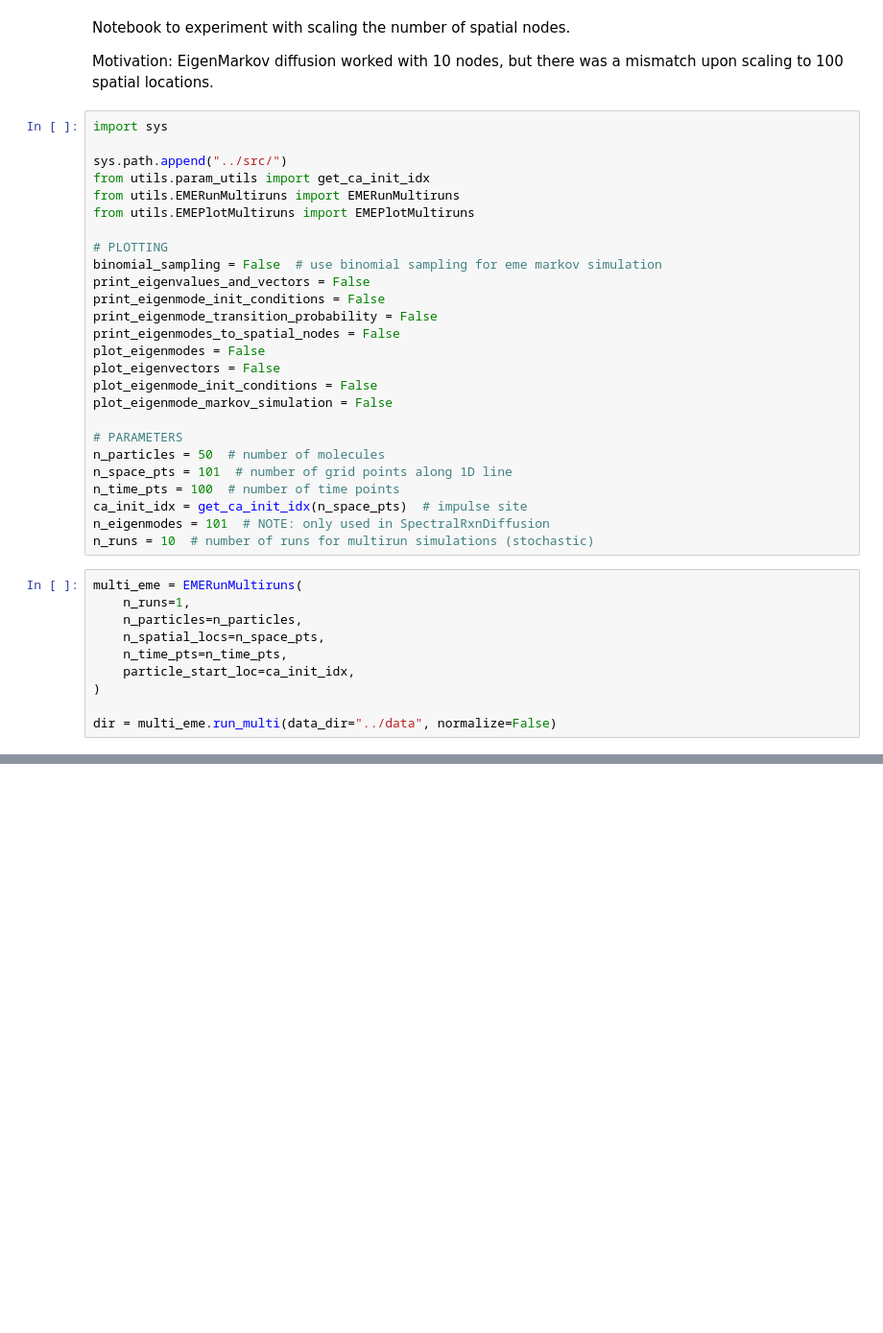
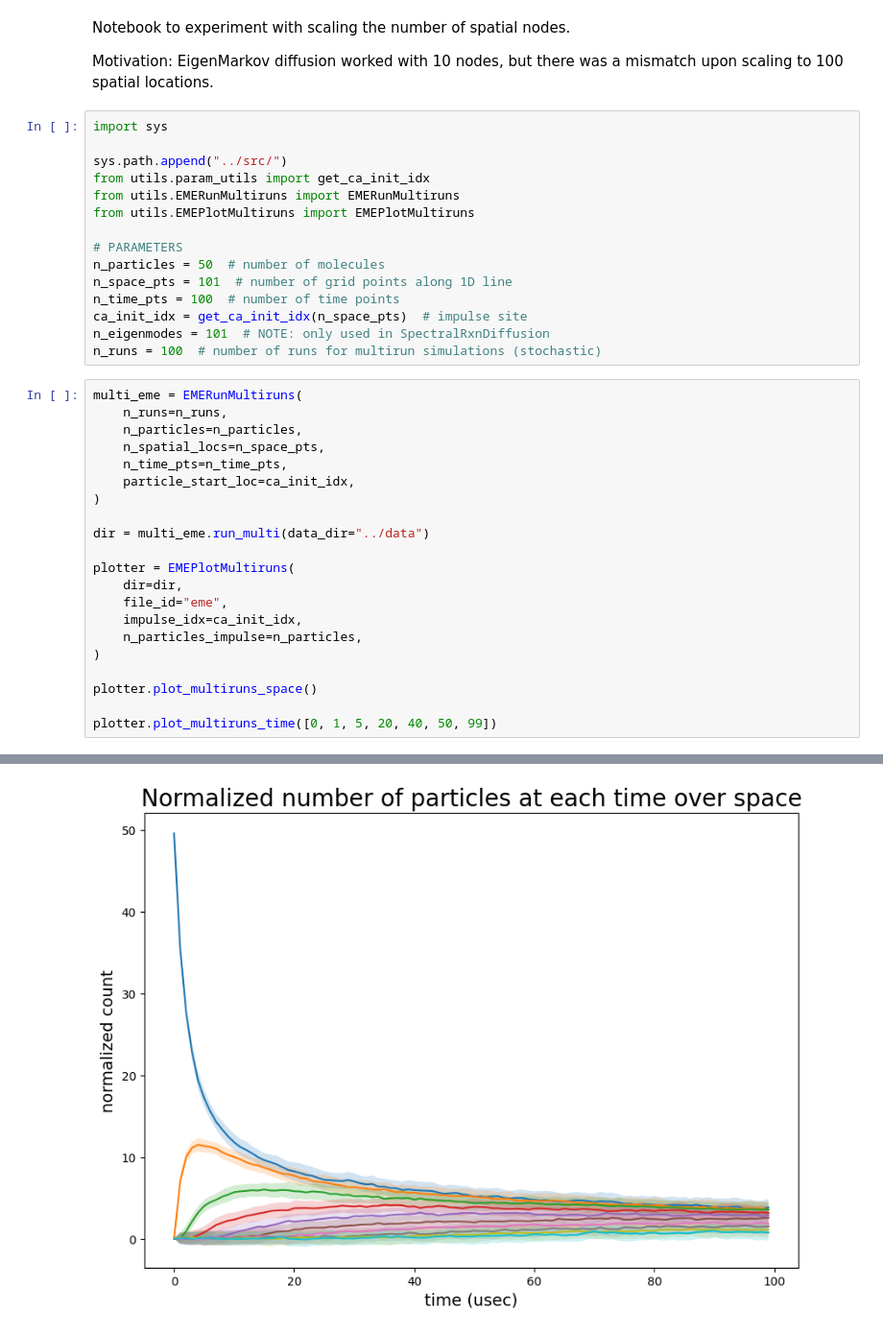
Before and after one commit to margotwagner/diffusion-model, a Jupyter notebook: notebooks/debug-quick.ipynb, the cells around one changed output, grey strips where cells are left out. Shown at 96% size. Drawn from its saved outputs; the diff is of its cells as text; blank space fills up the shorter version.

```diff
--- a/notebooks/debug-quick.ipynb
+++ b/notebooks/debug-quick.ipynb
@@ -10,32 +10,32 @@ from utils.param_utils import get_ca_init_idx
 from utils.EMERunMultiruns import EMERunMultiruns
 from utils.EMEPlotMultiruns import EMEPlotMultiruns
 
-# PLOTTING
-binomial_sampling = False  # use binomial sampling for eme markov simulation
-print_eigenvalues_and_vectors = False
-print_eigenmode_init_conditions = False
-print_eigenmode_transition_probability = False
-print_eigenmodes_to_spatial_nodes = False
-plot_eigenmodes = False
-plot_eigenvectors = False
-plot_eigenmode_init_conditions = False
-plot_eigenmode_markov_simulation = False
-
 # PARAMETERS
 n_particles = 50  # number of molecules
 n_space_pts = 101  # number of grid points along 1D line
 n_time_pts = 100  # number of time points
 ca_init_idx = get_ca_init_idx(n_space_pts)  # impulse site
 n_eigenmodes = 101  # NOTE: only used in SpectralRxnDiffusion
-n_runs = 10  # number of runs for multirun simulations (stochastic)
+n_runs = 100  # number of runs for multirun simulations (stochastic)
 # %%
 multi_eme = EMERunMultiruns(
-    n_runs=1,
+    n_runs=n_runs,
     n_particles=n_particles,
     n_spatial_locs=n_space_pts,
     n_time_pts=n_time_pts,
     particle_start_loc=ca_init_idx,
 )
 
-dir = multi_eme.run_multi(data_dir="../data", normalize=False)
+dir = multi_eme.run_multi(data_dir="../data")
+
+plotter = EMEPlotMultiruns(
+    dir=dir,
+    file_id="eme",
+    impulse_idx=ca_init_idx,
+    n_particles_impulse=n_particles,
+)
+
+plotter.plot_multiruns_space()
+
+plotter.plot_multiruns_time([0, 1, 5, 20, 40, 50, 99])
 # %% [output]
@@ -58,0 +58 @@ EIGENVALUES
+[figure, added]
```
Also changed, not shown: parts of 4 cells of this notebook, 4 other files.
